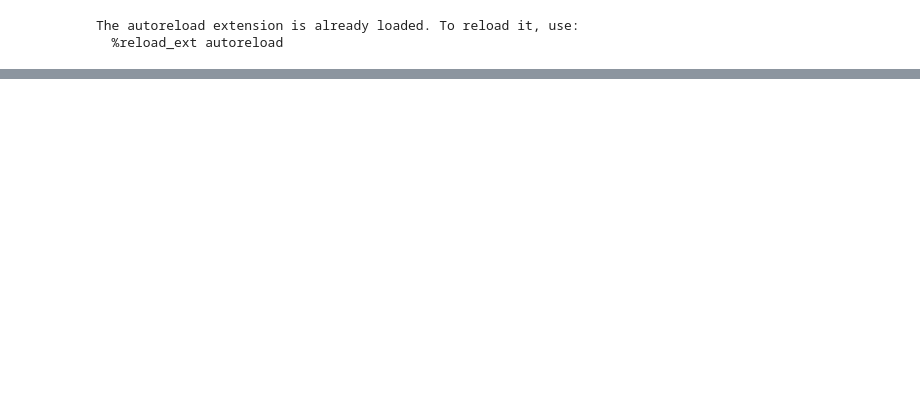
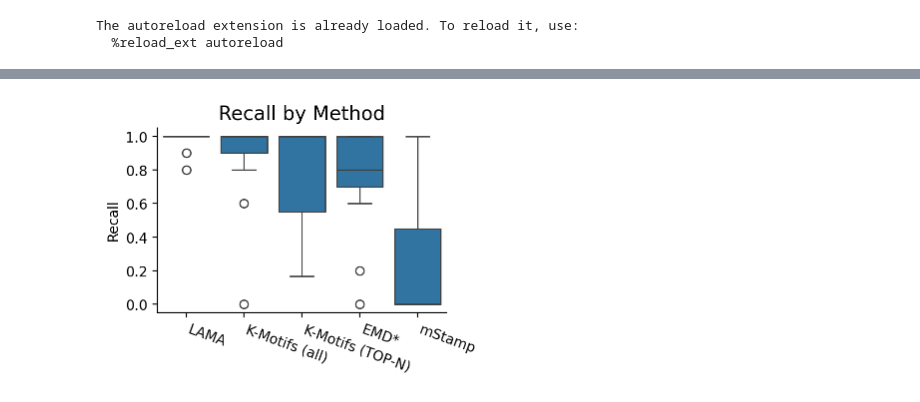
Before and after one commit to patrickzib/leitmotifs, a Jupyter notebook: notebooks/plot_ground_truth.ipynb, the cells around one changed output, grey strips where cells are left out. Cells and saved outputs as stored; diff of their text form; code cells hidden in the pictures; blank space fills up the shorter version.

```diff
--- a/notebooks/plot_ground_truth.ipynb
+++ b/notebooks/plot_ground_truth.ipynb
@@ -65,0 +68,13 @@ plt.savefig("../tests/results/images/boxplot_precision.pdf")
+# %%
+fig, ax = plt.subplots(figsize=(4,3))
+sns.boxplot(x=df.Method, y=df.Recall, ax=ax,
+            order=df[["Method", "Recall"]].groupby("Method").mean().sort_values(by="Recall", ascending=False).reset_index()["Method"])
+ax.set_title("Recall by Method", fontsize=14)
+plt.yticks(fontsize=10)
+plt.xticks(rotation=-20, fontsize=10, ha='left')
+plt.xlabel("")
+sns.despine()
+plt.tight_layout()
+plt.savefig("../tests/results/images/boxplot_recall.pdf")
+# %% [output]
+[figure, added]
```
Also changed, not shown: parts of 2 cells of this notebook.
